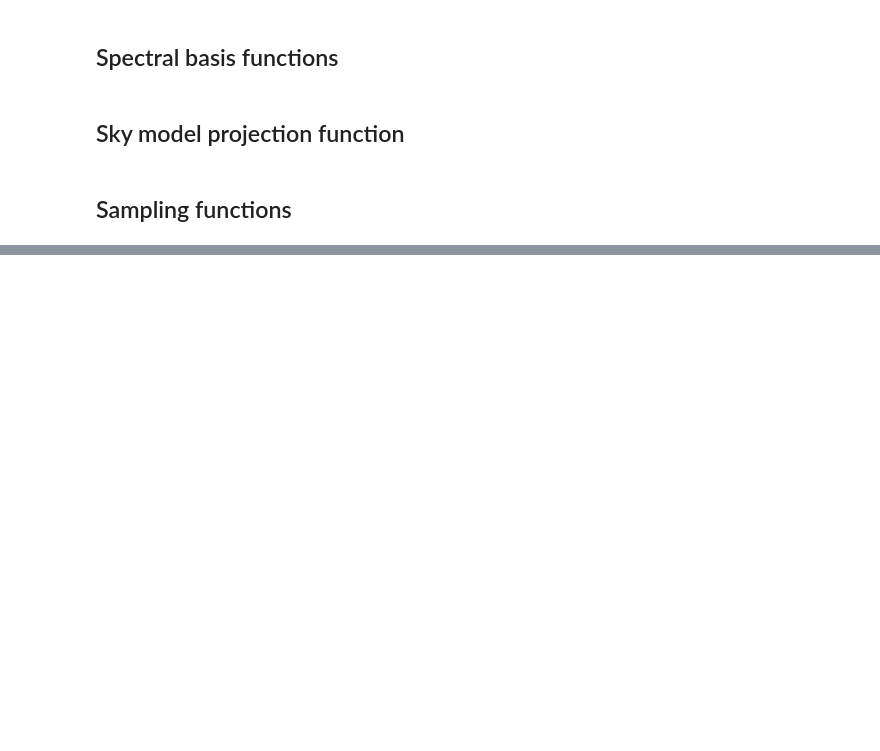
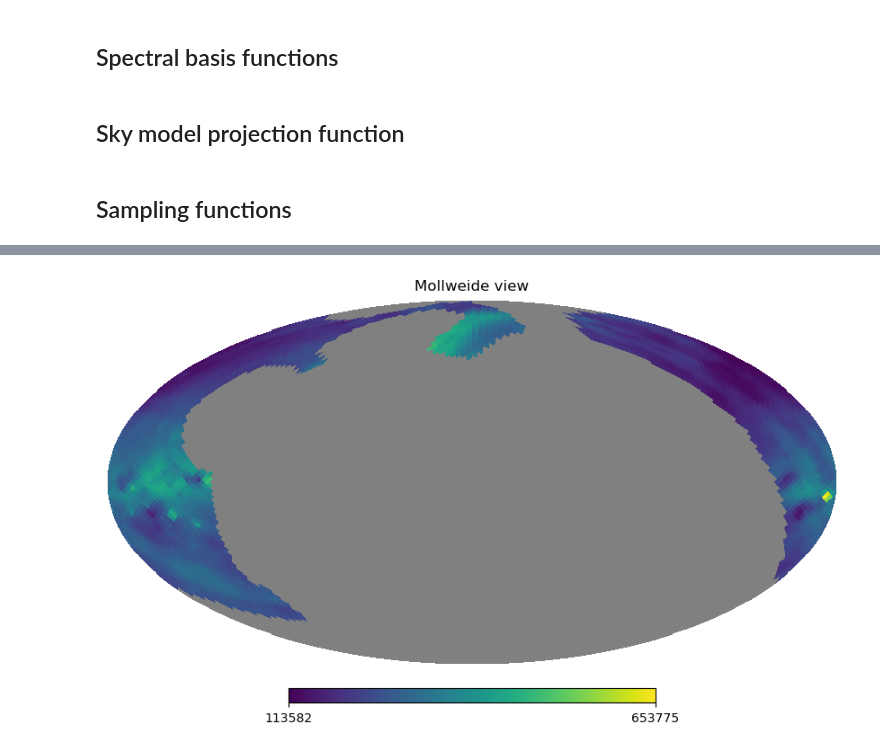
Before and after one commit to HydraRadio/hydra-map, a Jupyter notebook: notebooks/per_pixel_gcr_solver.ipynb, the cells around one changed output, grey strips where cells are left out. Drawn from its saved outputs; the diff is of its cells as text; code cells hidden in the pictures; blank space fills up the shorter version.

Commit message:
Updates to notebook, now with better data handling and more samplers tested and implemented

```diff
--- a/notebooks/per_pixel_gcr_solver.ipynb
+++ b/notebooks/per_pixel_gcr_solver.ipynb
@@ -323,0 +441,19 @@ hp.mollview(random_maps[0])
+# %%
+nside_out = 32
+# %%
+# DRAO 10 MHz map (http://adsabs.harvard.edu/abs/1976MNRAS.177..601C)
+drao_010_map, drao_010_mask = load_and_mask_healpix_map(
+                                    fname="../../data/DRAO_10MHz_hpx_r7.fits",
+                                    nside_out=nside_out,
+                                    mask_val='min',
+                                    smooth_fwhm=5.,
+                                    grow_mask=3.,
+                                    udgrade_pess=False,
+                                    udgrade_power=None)
+
+# Noise rms (expected to be 1.4e-3 times the sky temperature; see Sect. 4 of data paper)
+drao_010_rms = 1.4e-3 * drao_010_map
+
+hp.mollview(drao_010_map)
+# %% [output]
+[figure, added]
```
Also changed, not shown: parts of 27 cells of this notebook.
